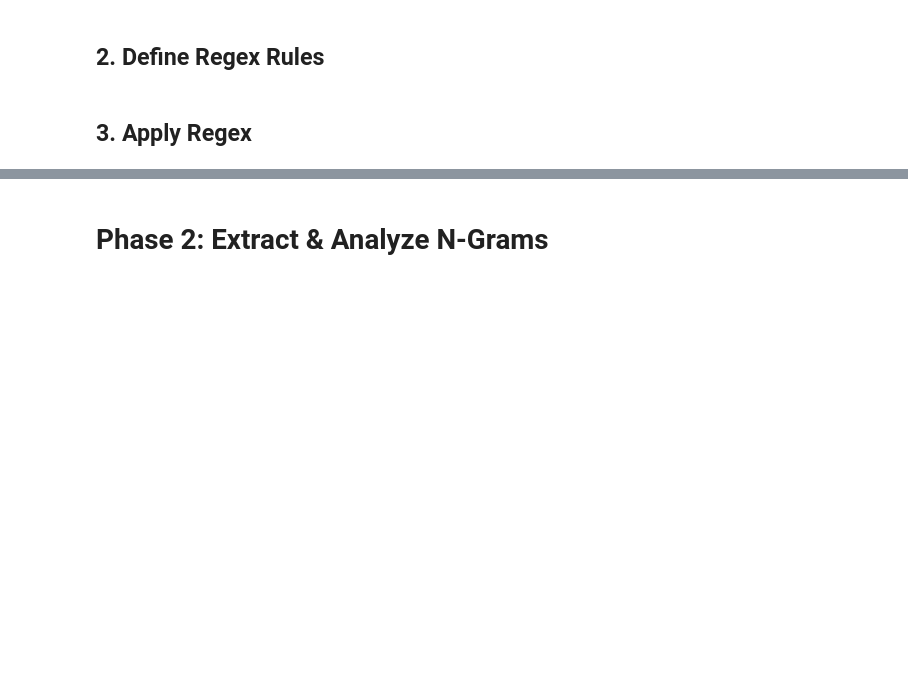
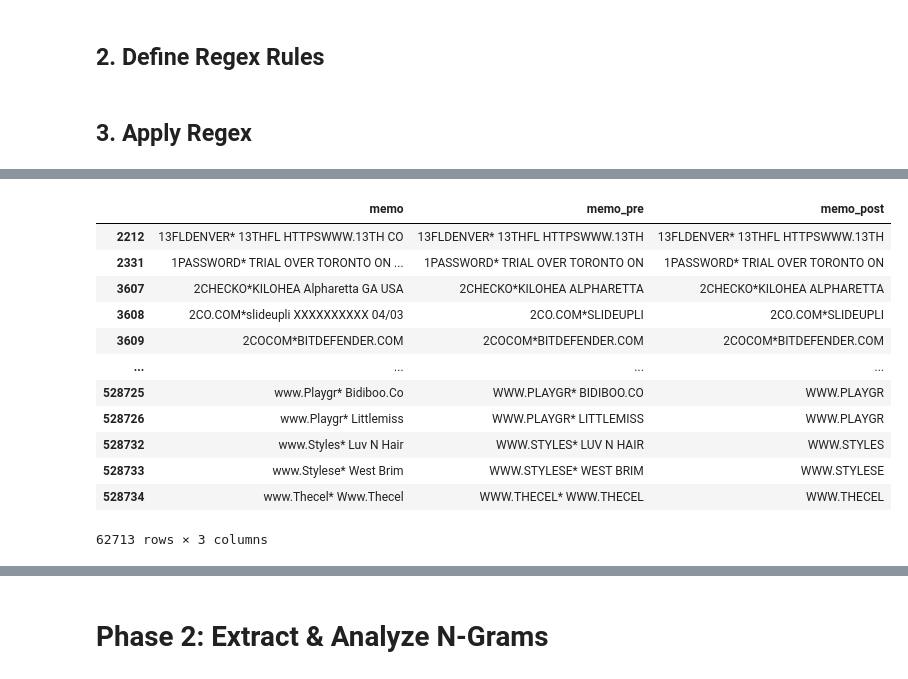
Before and after one commit to kylechoi101/DSC180A-Q1, a Jupyter notebook: Week 2/Haris_Saif.ipynb, the cells around one changed output, grey strips where cells are left out. Cells and saved outputs as stored; diff of their text form; code cells hidden in the pictures; blank space fills up the shorter version.

```diff
--- a/Week 2/Haris_Saif.ipynb
+++ b/Week 2/Haris_Saif.ipynb
@@ -365,5 +394,20 @@ df[(df['memo_post'].str.contains('APPLE')) & (df['memo_post'].str.contains('COM'
 # %%
 regex_pattern = r"^[A-Z0-9\.]+\s*\*\s*[A-Z\s0-9'.-]+"
 
 prefix_star_merchants = df[df['memo_pre'].str.contains(regex_pattern, na=False)]
+prefix_star_merchants
+# %% [output]
+|  | memo | memo_pre | memo_post |
+| 2212 | 13FLDENVER* 13THFL HTTPSWWW.13TH CO | 13FLDENVER* 13THFL HTTPSWWW.13TH | 13FLDENVER* 13THFL HTTPSWWW.13TH |
+| 2331 | 1PASSWORD* TRIAL OVER TORONTO ON ... | 1PASSWORD* TRIAL OVER TORONTO ON | 1PASSWORD* TRIAL OVER TORONTO ON |
+| 3607 | 2CHECKO*KILOHEA Alpharetta GA USA | 2CHECKO*KILOHEA ALPHARETTA | 2CHECKO*KILOHEA ALPHARETTA |
+| 3608 | 2CO.COM*slideupli XXXXXXXXXX 04/03 | 2CO.COM*SLIDEUPLI | 2CO.COM*SLIDEUPLI |
+| 3609 | 2COCOM*BITDEFENDER.COM | 2COCOM*BITDEFENDER.COM | 2COCOM*BITDEFENDER.COM |
+| ... | ... | ... | ... |
+| 528725 | www.Playgr* Bidiboo.Co | WWW.PLAYGR* BIDIBOO.CO | WWW.PLAYGR |
+| 528726 | www.Playgr* Littlemiss | WWW.PLAYGR* LITTLEMISS | WWW.PLAYGR |
+| 528732 | www.Styles* Luv N Hair | WWW.STYLES* LUV N HAIR | WWW.STYLES |
+| 528733 | www.Stylese* West Brim | WWW.STYLESE* WEST BRIM | WWW.STYLESE |
+| 528734 | www.Thecel* Www.Thecel | WWW.THECEL* WWW.THECEL | WWW.THECEL |
+62713 rows × 3 columns
 # %%
```
Also changed, not shown: parts of 19 cells of this notebook.
